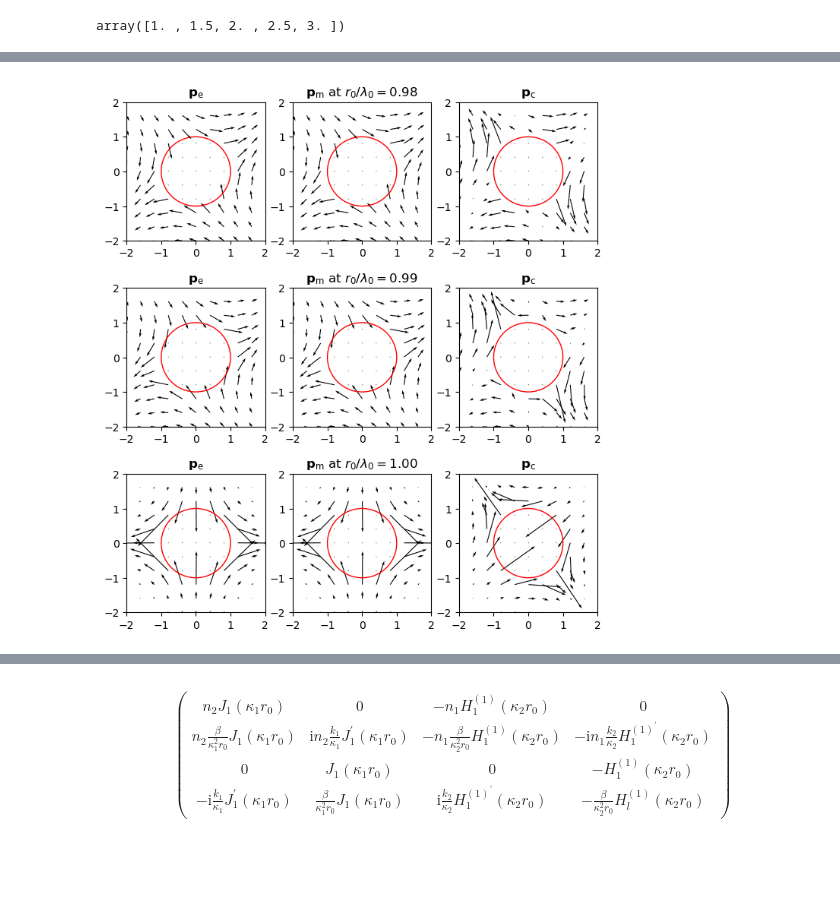
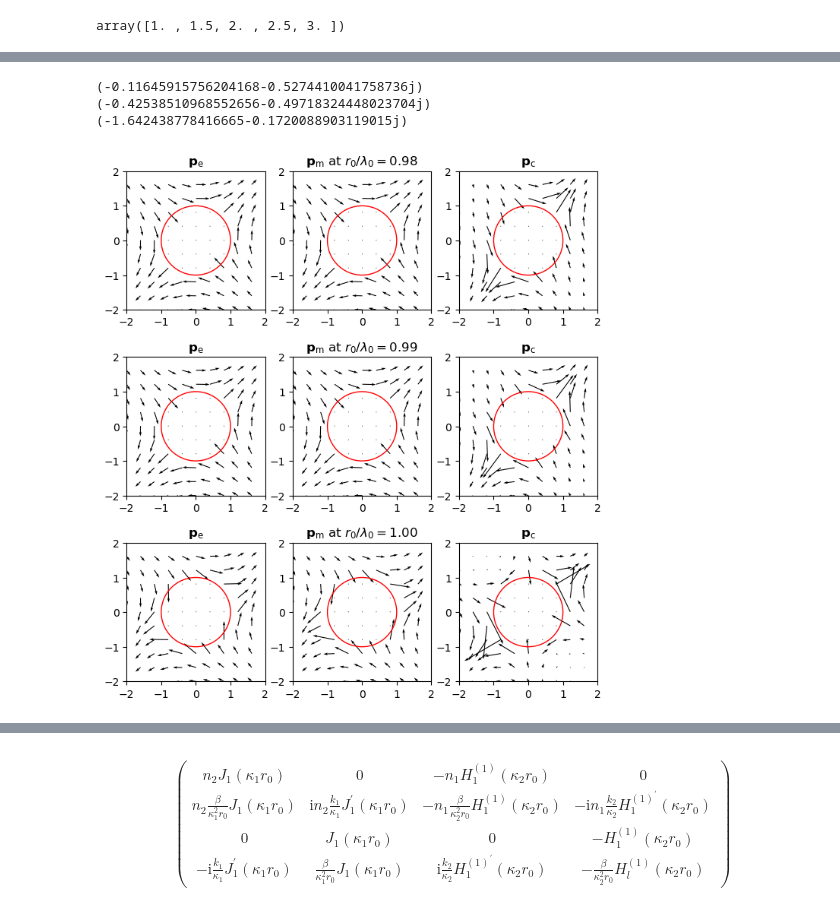
Before and after one commit to Sevastienn/ChiralForce-Fibre, a Jupyter notebook: cylinder/fields.ipynb, the cells around one changed output, grey strips where cells are left out. Saved outputs shown, nothing was run; the diff lists cells and outputs as text; code cells hidden in the pictures; blank space fills up the shorter version.

```diff
--- a/cylinder/fields.ipynb
+++ b/cylinder/fields.ipynb
@@ -3,8 +3,13 @@ import numpy as np
 from mpl_toolkits.mplot3d import Axes3D
 import matplotlib.pyplot as plt
 import fields
+# %%
+def find_nearest(array, value):
+    array = np.asarray(array)
+    idx = (np.abs(array - value)).argmin()
+    return array[idx]
 # %%
 fields.material(n_in=1.45,n_out=1)
 # fields.get(n_in=1.45,n_out=1)
-(r0_per_λ0,n,V)=fields.get_neff(rmin=0,rmax=2,N=1000)
+(r0_per_λ0,n,V)=fields.get_neff(rmin=0,rmax=1,N=1000)
 # %% [output]
@@ -124,17 +130,21 @@ array([1. , 1.5, 2. , 2.5, 3. ])
 fig, ax = plt.subplots(nrows=5,ncols=2,figsize=(8,18))
 i=0
 step=int(N/15)
-z0=2
+z0=0
 dxi=np.linspace(1,3,5,dtype=int)
 
 for i in range(5):
 # idx in [np.argwhere(r0_per_λ0>.7)[0][0],np.argwhere(r0_per_λ0>0.8)[0][0],np.argwhere(r0_per_λ0>0.9)[0][0],np.argwhere(r0_per_λ0<1)[-1][0],np.argwhere(r0_per_λ0<2)[-1][0]]:
-    idx=np.argwhere(r0_per_λ0>(0.975+.0125*i))[0][0]
+    # idx=np.argwhere(r0_per_λ0>(0.975+.0125*i))[0][0]
+    idx=int(np.argwhere(r0_per_λ0==find_nearest(r0_per_λ0,.15+.2*i)))
+
 
     E=fields.E(V[idx],r0_per_λ0[idx],n[idx],X,Y,z0)
     H=fields.H(V[idx],r0_per_λ0[idx],n[idx],X,Y,z0)
     mE=np.sqrt(np.abs(E[0])**2+np.abs(E[1])**2)
     mH=np.sqrt(np.abs(H[0])**2+np.abs(H[1])**2)
+
+    # print(E[2])
 
     ax[i,0].pcolormesh(X,Y,(np.real(E[2])),cmap='bwr')
     ax[i,1].pcolormesh(X,Y,(np.real(H[2])),cmap='bwr')
@@ -142,8 +152,8 @@ for i in range(5):
     ax[i,1].quiver(X[::step,::step],Y[::step,::step],np.real(H[0][::step,::step]),np.real(H[1][::step,::step]),mH[::step,::step])
     ax[i,0].set_aspect('equal')
     ax[i,1].set_aspect('equal')
-    ax[i,0].set_title(f'{r0_per_λ0[idx]}')
-    ax[i,1].set_title(f'{r0_per_λ0[idx]}')
+    ax[i,0].set_title(f'{2*np.pi*r0_per_λ0[idx]}')
+    ax[i,1].set_title(f'{2*np.pi*r0_per_λ0[idx]}')
 
 
     # ax[i,2].set_aspect('equal')
@@ -163,10 +178,11 @@ z0=2
 
 for i in range(3):
 # idx in [np.argwhere(r0_per_λ0>.7)[0][0],np.argwhere(r0_per_λ0>0.8)[0][0],np.argwhere(r0_per_λ0>0.9)[0][0],np.argwhere(r0_per_λ0<1)[-1][0],np.argwhere(r0_per_λ0<2)[-1][0]]:
-    idx=np.argwhere(r0_per_λ0>(0.975+.0125*i))[0][0]
-
+    # idx=np.argwhere(r0_per_λ0>(0.975+.0125*i))[0][0]
+    idx=int(np.argwhere(r0_per_λ0==find_nearest(r0_per_λ0,0.975+.0125*i)))
     E=fields.E(V[idx],r0_per_λ0[idx],n[idx],X,Y,z0)
     H=fields.H(V[idx],r0_per_λ0[idx],n[idx],X,Y,z0)
+
     mE=np.sqrt(np.abs(E[0])**2+np.abs(E[1])**2)
     mH=np.sqrt(np.abs(H[0])**2+np.abs(H[1])**2)
     dWe=np.gradient(np.conj(E[0])*E[0]+np.conj(E[1])*E[1]+np.conj(E[2])*E[2])
@@ -209,39 +228,42 @@ z0=0
 
 for i in range(3):
 # idx in [np.argwhere(r0_per_λ0>.7)[0][0],np.argwhere(r0_per_λ0>0.8)[0][0],np.argwhere(r0_per_λ0>0.9)[0][0],np.argwhere(r0_per_λ0<1)[-1][0],np.argwhere(r0_per_λ0<2)[-1][0]]:
-    idx=np.argwhere(r0_per_λ0>(0.975+.0125*i))[0][0]
-
+    # idx=np.argwhere(r0_per_λ0>(0.975+.0125*i))[0][0]
+    idx=int(np.argwhere(r0_per_λ0==find_nearest(r0_per_λ0,0.975+.0125*i)))
     E=fields.E(V[idx],r0_per_λ0[idx],n[idx],X,Y,z0)
     H=fields.H(V[idx],r0_per_λ0[idx],n[idx],X,Y,z0)
     mE=np.sqrt(np.abs(E[0])**2+np.abs(E[1])**2)
     mH=np.sqrt(np.abs(H[0])**2+np.abs(H[1])**2)
     pe=np.imag(np.conj(E[0])*np.gradient(E[0])+np.conj(E[1])*np.gradient(E[1])+np.conj(E[2])*np.gradient(E[2]))
     pm=np.imag(np.conj(H[0])*np.gradient(H[0])+np.conj(H[1])*np.gradient(H[1])+np.conj(H[2])*np.gradient(H[2]))
     pc=np.imag(np.conj(E[0])*np.gradient(H[0])+np.conj(E[1])*np.gradient(H[1])+np.conj(E[2])*np.gradient(H[2])
                -np.conj(H[0])*np.gradient(E[0])+np.conj(H[1])*np.gradient(E[1])+np.conj(H[2])*np.gradient(E[2]))
 
     # ax[i,0].pcolormesh(X,Y,pe[2],cmap='bwr')
     # ax[i,1].pcolormesh(X,Y,pm[2],cmap='bwr')
     # ax[i,2].pcolormesh(X,Y,pc[2],cmap='bwr')
     ax[i,0].quiver(X[::step,::step],Y[::step,::step],(pe[0][::step,::step]),(pe[1][::step,::step]),  lw=1)
     ax[i,1].quiver(X[::step,::step],Y[::step,::step],(pm[0][::step,::step]),(pm[1][::step,::step]),  lw=1)
     ax[i,2].quiver(X[::step,::step],Y[::step,::step],(pc[0][::step,::step]),(pc[1][::step,::step]),  lw=1)
     circle=plt.Circle((0, 0), 1, color='r',fill=False);    ax[i,0].add_artist(circle)
     circle=plt.Circle((0, 0), 1, color='r',fill=False);    ax[i,1].add_artist(circle)
     circle=plt.Circle((0, 0), 1, color='r',fill=False);    ax[i,2].add_artist(circle)
     ax[i,0].set_aspect('equal')
     ax[i,1].set_aspect('equal')
     ax[i,2].set_aspect('equal')
     ax[i,0].set_title(f'$\\mathbf{{p}}_\mathrm{{e}}$')
     ax[i,1].set_title(f'$\\mathbf{{p}}_\mathrm{{m}}$ at $r_0/\lambda_0=${r0_per_λ0[idx]:.2f}')
     ax[i,2].set_title(f'$\\mathbf{{p}}_\mathrm{{c}}$')
     ax[i,0].set_xlim(-2,2);ax[i,0].set_ylim(-2,2)
     ax[i,1].set_xlim(-2,2);ax[i,1].set_ylim(-2,2)
     ax[i,2].set_xlim(-2,2);ax[i,2].set_ylim(-2,2)
 
 plt.show()
 # %% [output]
+(-0.11645915756204168-0.5274410041758736j)
+(-0.42538510968552656-0.49718324448023704j)
+(-1.642438778416665-0.1720088903119015j)
-[figure, old version]
+[figure, new version]
 # %%
 # np.shape(dWe)
 # %%
```
Also changed, not shown: parts of 4 cells of this notebook, 1 other file.
